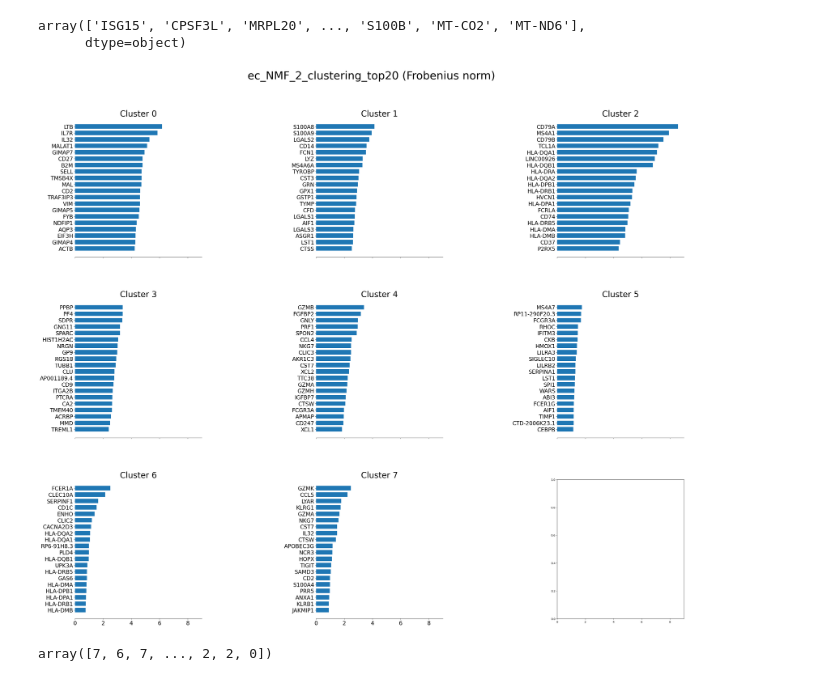
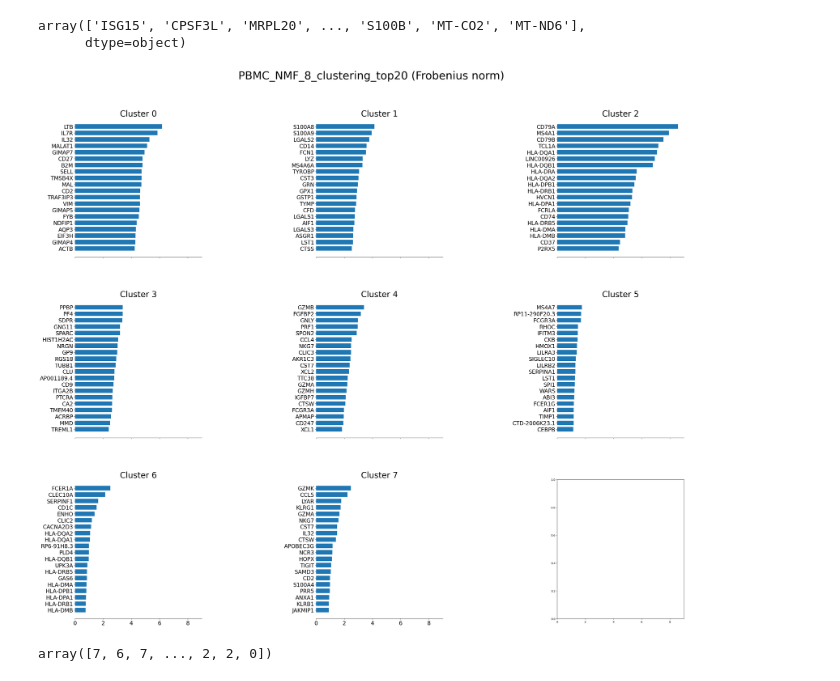
Before and after one commit to wangzichenbioinformatics/singlecell-NMF, a Jupyter notebook: singlecell-NMF.ipynb, the cells around one changed output. Cells and saved outputs as stored; diff of their text form; code cells hidden in the pictures.

```diff
--- a/singlecell-NMF.ipynb
+++ b/singlecell-NMF.ipynb
@@ -50,9 +48,9 @@ feature_names = np.array(mat.columns)
 # %%
 from singlecell_NMF import plot_top_genes
 # %%
-plot_top_genes( H, feature_names, 20, " ec_NMF_2_clustering_top20 (Frobenius norm)",[3,3])
+plot_top_genes( H, feature_names, 20, " PBMC_NMF_8_clustering_top20 (Frobenius norm)",[3,3])
 # %% [output]
-[figure, old version]
+[figure, new version]
 # %%
 from singlecell_NMF import get_max_loading
 # %%
```
Also changed, not shown: parts of 11 cells of this notebook.
